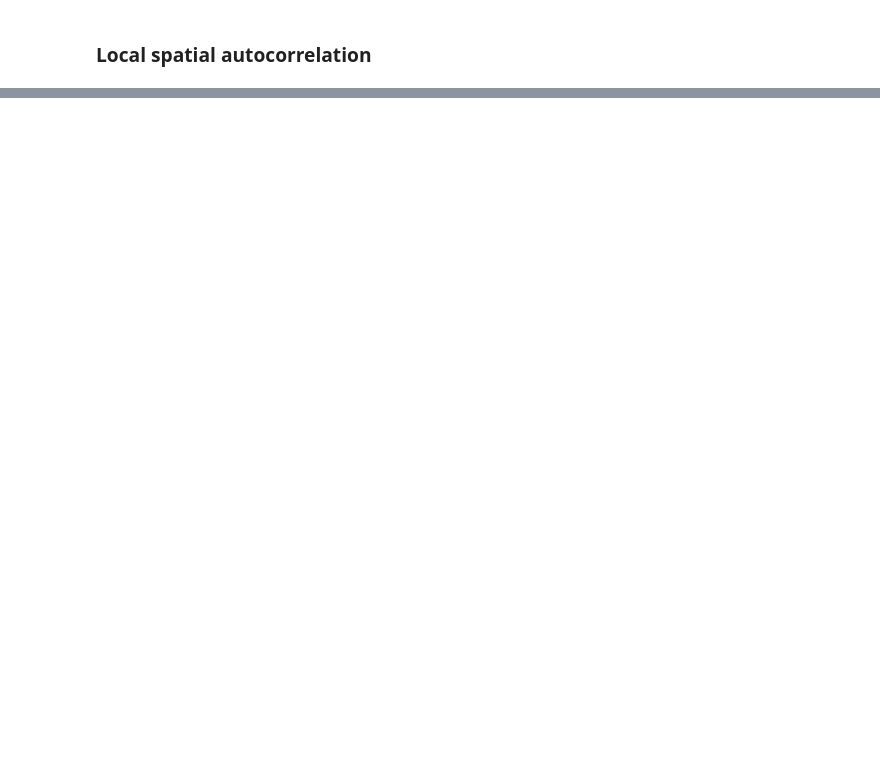
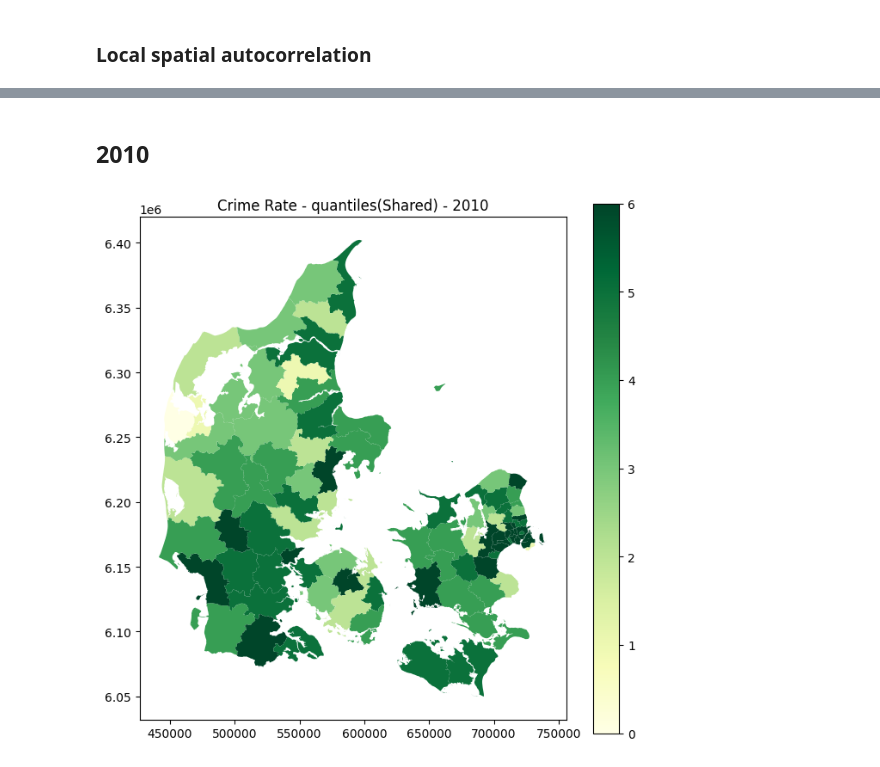
Before and after one commit to Geospatial-data-science-project/Spatial-autocorrelation-on-crime-rates-of-denmark, a Jupyter notebook: geospatial-analysis.ipynb, the cells around one changed output, grey strips where cells are left out. Cells and saved outputs as stored; diff of their text form; code cells hidden in the pictures; blank space fills up the shorter version.

```diff
--- a/geospatial-analysis.ipynb
+++ b/geospatial-analysis.ipynb
@@ -578,0 +685,19 @@ plt.title("LISA crime rate clusters for year 2025, p = 5%");
+# %%
+gdf_2010["q_class"] = quant_shared.find_bin(gdf_2010["pct_crime"])
+gdf_2025["q_class"] = quant_shared.find_bin(gdf_2025["pct_crime"])
+# %% [markdown]
+## 2010
+# %%
+fig, ax = plt.subplots(1, figsize=(8, 8))
+gdf_2010.plot(
+    column="q_class",
+    cmap="YlGn",
+    legend=True,
+    ax=ax
+)
+
+plt.title("Crime Rate - quantiles(Shared) - 2010")
+plt.savefig("img4_quant_2010.png", dpi=150, bbox_inches="tight")
+plt.show()
+# %% [output]
+[figure, added]
```
Also changed, not shown: parts of 42 cells of this notebook.
